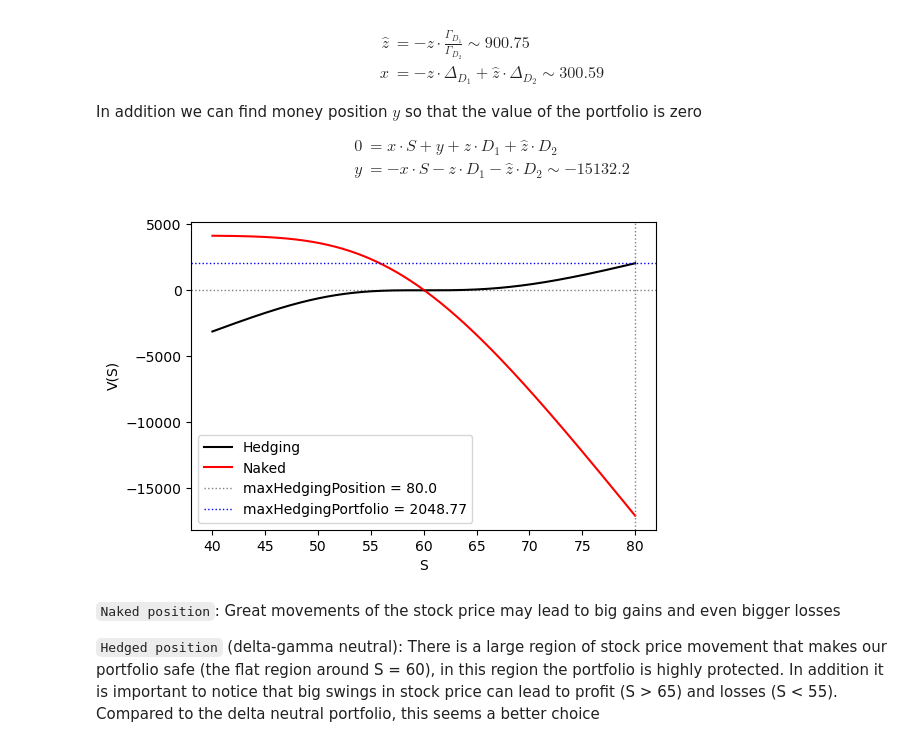
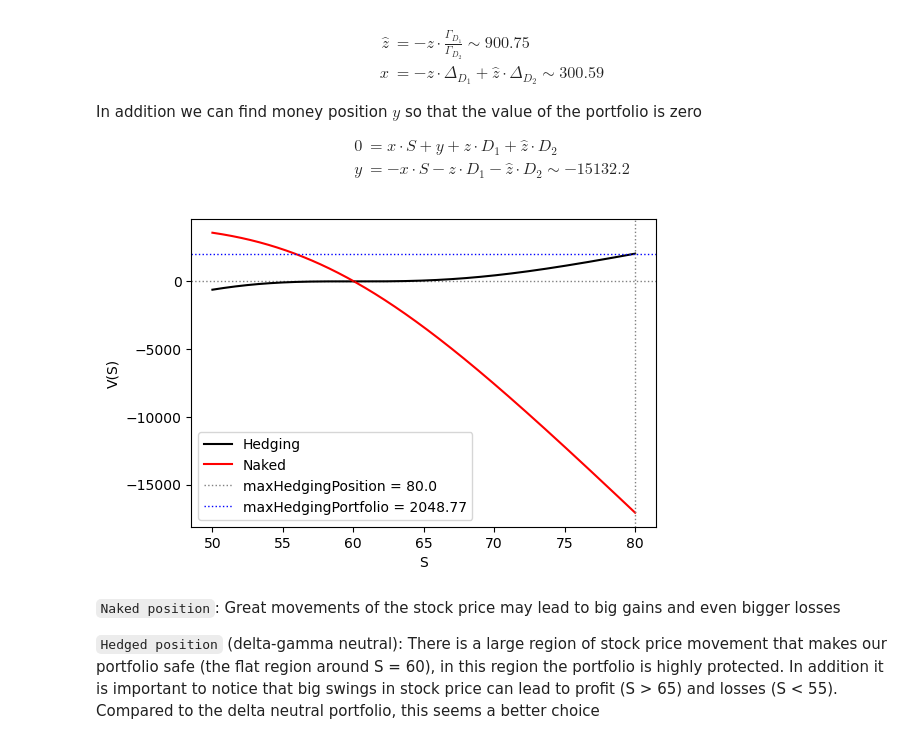
Before and after one commit to giacomoscanavini/quant_finance, a Jupyter notebook: options/delta_gamma_hedging_option.ipynb, the cells around one changed output. Drawn from its saved outputs; the diff is of its cells as text; code cells hidden in the pictures.

```diff
--- a/options/delta_gamma_hedging_option.ipynb
+++ b/options/delta_gamma_hedging_option.ipynb
@@ -137,32 +137,32 @@ def portfolio_position(S, K1, K2, t1, t2, sigma, rf, typeOption, daysPassed, x,
 # %%
 # Analysis of portfolio after 1 day, 89 days remaining
 daysPassed = 1/365
 
 # Potential stock values
-stockValues = np.linspace(40, 80, 2001)
+stockValues = np.linspace(50, 80, 2001)
 
 x, y, z, z_hat = 300.59, -15132.2, -1000, 900.75
 hedgingPosition = [portfolio_position(S, K1, K2, t1, t2, sigma, rf, typeOption, daysPassed, x, y, z, z_hat) for S in stockValues]
 
 x, y, z, z_hat = 0, 4144.52, -1000, 0
 nakedPosition = [portfolio_position(S, K1, K2, t1, t2, sigma, rf, typeOption, daysPassed, x, y, z, z_hat) for S in stockValues]
 
 
 fig, ax = plt.subplots(1, 1, figsize=(6,4))
 ax.plot(stockValues, hedgingPosition, color='black', label='Hedging')
 ax.plot(stockValues, nakedPosition, color='red', label='Naked')
 
 maxHedgingPosition = stockValues[np.argmax(hedgingPosition)]
 maxHedgingPortfolio = np.max(hedgingPosition)
 ax.axvline(maxHedgingPosition, lw=1, ls=':', color='grey', label=f'maxHedgingPosition = {round(maxHedgingPosition, 2)}')
 ax.axhline(maxHedgingPortfolio, lw=1, ls=':', color='blue', label=f'maxHedgingPortfolio = {round(maxHedgingPortfolio, 2)}')
 ax.axhline(0, lw=1, ls=':', color='black', alpha=0.5)
 ax.set_xlabel('S')
 ax.set_ylabel('V(S)')
 ax.legend()
 plt.show()
 # %% [output]
-[figure, old version]
+[figure, new version]
 # %% [markdown]
 `Naked position`: Great movements of the stock price may lead to big gains and even bigger losses
 
```
Also changed, not shown: 1 other file.
